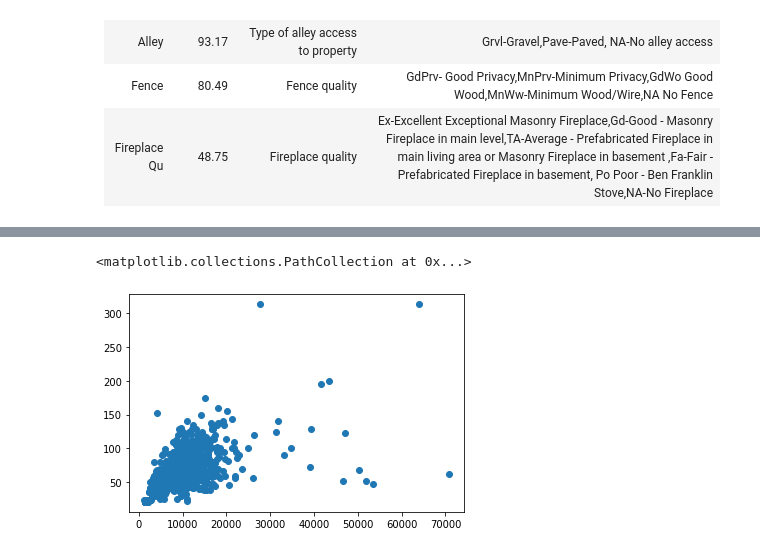
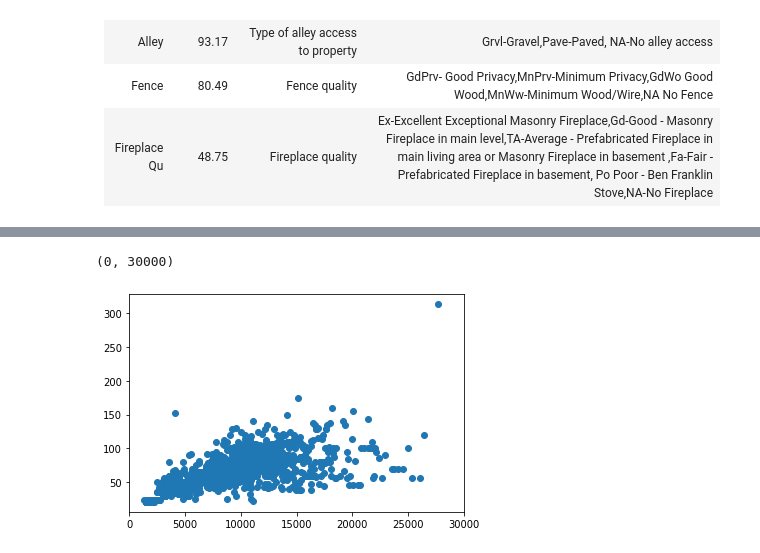
Before and after one commit to meghazavar/predict-_home_prices_regression, a Jupyter notebook: code/01_EDA_and_Cleaning.ipynb, the cells around one changed output, grey strips where cells are left out. Saved outputs shown, nothing was run; the diff lists cells and outputs as text; code cells hidden in the pictures.

```diff
--- a/code/01_EDA_and_Cleaning.ipynb
+++ b/code/01_EDA_and_Cleaning.ipynb
@@ -18,2 +46,3 @@ import matplotlib.pyplot as plt
 # %%
-df =pd.read_csv("../project_2/data/train.csv")
+df =pd.read_csv("../datasets/train.csv")
+df.shape  # (rows, columns) - 2051, 81
@@ -163,26 +207,3 @@ dtype: float64
 |Alley|93.17|Type of alley access to property|Grvl-Gravel,Pave-Paved, NA-No alley access|
 |Fence| 80.49|Fence quality| GdPrv- Good Privacy,MnPrv-Minimum Privacy,GdWo	Good Wood,MnWw-Minimum Wood/Wire,NA	No Fence|
 |Fireplace Qu|48.75|Fireplace quality|Ex-Excellent Exceptional Masonry Fireplace,Gd-Good - Masonry Fireplace in main level,TA-Average - Prefabricated Fireplace in main living area or Masonry Fireplace in basement ,Fa-Fair - Prefabricated Fireplace in basement, Po	Poor - Ben Franklin Stove,NA-No Fireplace
-# %%
-# Pool QC       99.561190  PoolQC: Pool quality  #{ Ex- Excellent,Gd- Good,TA- Average/Typical,Fa- Fair,NA- No Pool
-missing_pool_quality = df['Pool QC'].isnull()
-pool_missing_quality_with_area_not_zero = (missing_pool_quality) & (df['Pool Area'] >0)
-
-missing_misc_feature = df['Misc Feature'].isnull()
-missing_alley =df['Alley'].isnull()
-missing_fence =df['Fence'].isnull()
-missing_fireplace_quality =df['Fireplace Qu'].isnull()
-df.loc[ (missing_pool_quality & (df['Pool Area'] ==0)),'Pool QC'] ='NA'
-
-df.loc[missing_misc_feature, 'Misc Feature'] ='NA'
-df.loc[missing_alley,'Alley'] ='NA'
-df.loc[missing_fence, 'Fence'] ='NA'
-df.loc[missing_fireplace_quality,'Fireplace Qu'] ='NA'
-
-
-print ("Pool Quality has over 99% missing values, opon investigation it is revealed that these houses have no pools,\
-       ' therefore the pool quality can be set to 'NA' - no pool")
-print (f"After imputing pool quality - missing count for 'PoolWC ={df['Pool QC'].isnull().sum()}")
-print (f"For misc feature, alley, fence, fireplace quality - in the absence of the information and given that there is 'NA'\
-         option - it may have been left empty to represent NA  or  we are just going to be conservative and assume NA \
-         as this information is not provided")
@@ -256,0 +216,12 @@ df[(df['Lot Area'] > 10500) & (df['Lot Area'] < 11500) ]
+# %%
+# Imputing missing column fireplace Quality
+#The records in question show that there is no fireplace hence setting quality to NA.
+missing_fireplace_quality =df['Fireplace Qu'].isnull()
+missing_quality_when_no_fireplace =(missing_fireplace_quality) & (df['Fireplaces']==0)
+df.loc[missing_quality_when_no_fireplace,'Fireplace Qu'] ='NA'
+# %%
+#Imputing misssing columns  Misc feature - 96%, 'Alley' -93%
+#it might be  good idea to just drop this column all together given the  volume os missing data .
+missing_misc_feature = df['Misc Feature'].isnull()
+missing_alley =df['Alley'].isnull()
+df.drop(columns =['Misc Feature','Alley'],inplace =True)
@@ -257,6 +232,6 @@ df[(df['Lot Area'] > 10500) & (df['Lot Area'] < 11500) ]
 # %%
-#user EDA / descriptive  statistics to understand data
 plt.scatter(df['Lot Area'],df['Lot Frontage'])
+plt.xlim(0,30000)
 # %% [output]
-<matplotlib.collections.PathCollection at 0x...>
+(0, 30000)
-[figure, old version]
+[figure, new version]
```
Also changed, not shown: parts of 43 cells of this notebook, 1 other file.
